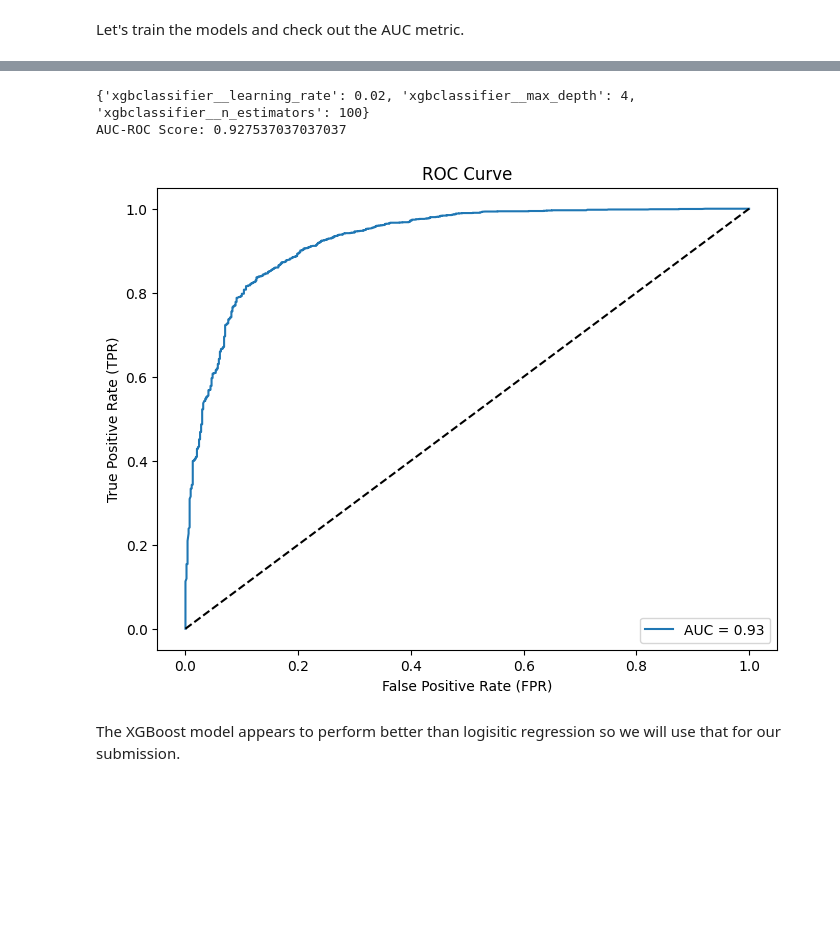
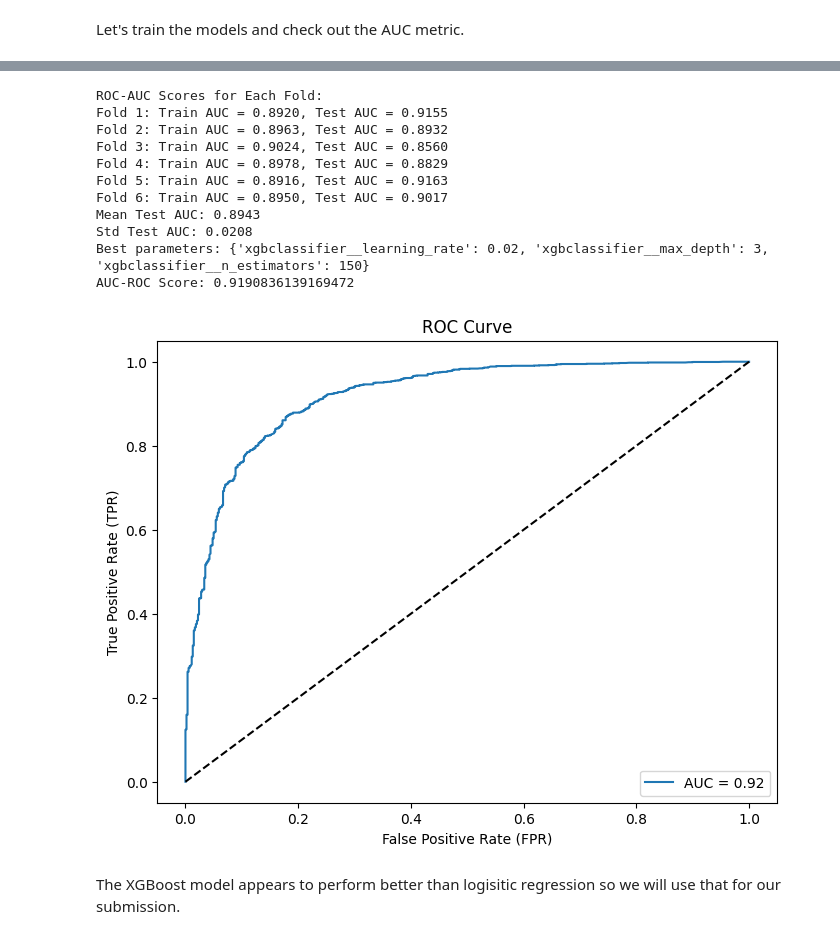
Before and after one commit to atrbyg24/kaggle, a Jupyter notebook: Rainfall_prediction.ipynb, the cells around one changed output, grey strips where cells are left out. Cells and saved outputs as stored; diff of their text form; code cells hidden in the pictures; blank space fills up the shorter version.

```diff
--- a/Rainfall_prediction.ipynb
+++ b/Rainfall_prediction.ipynb
@@ -190,10 +193,25 @@ param_grid_lr = {
     'logisticregression__C': [0.0095, 0.009, 0.01, 0.011]
 }
 
-grid_search = GridSearchCV(lr_pipeline, param_grid_lr, cv=5)
-grid_search.fit(X_train, y_train)
-print(grid_search.best_params_)
-best_pipeline_lr = grid_search.best_estimator_
+grid_search_lr = GridSearchCV(lr_pipeline, param_grid_lr, scoring = 'roc_auc', cv=stratified_kfold,return_train_score=True)
+grid_search_lr.fit(X_train, y_train)
+
+print("ROC-AUC Scores for Each Fold:")
+for fold_idx in range(stratified_kfold.get_n_splits()):
+    train_score_key = f'split{fold_idx}_train_score'
+    test_score_key = f'split{fold_idx}_test_score'
+    train_score = grid_search_lr.cv_results_[train_score_key][grid_search_lr.best_index_]
+    test_score = grid_search_lr.cv_results_[test_score_key][grid_search_lr.best_index_]
+    print(f"Fold {fold_idx + 1}: Train AUC = {train_score:.4f}, Test AUC = {test_score:.4f}")
+
+test_scores = [grid_search_lr.cv_results_[f'split{fold_idx}_test_score'][grid_search_lr.best_index_] for fold_idx in range(stratified_kfold.get_n_splits())]
+print(f"Mean Test AUC: {np.mean(test_scores):.4f}")
+print(f"Std Test AUC: {np.std(test_scores):.4f}")
+
+
+
+print(f"Best parameters: {grid_search_lr.best_params_}")
+best_pipeline_lr = grid_search_lr.best_estimator_
 y_probs_lr = best_pipeline_lr.predict_proba(X_train)[:,1]
 auc_score_lr = roc_auc_score(y_train, y_probs_lr)
 print(f"AUC-ROC Score: {auc_score_lr}")
@@ -219,37 +246,59 @@ AUC-ROC Score: 0.8957441077441077
 # %%
 param_grid_xgb = {
     'xgbclassifier__n_estimators': [100, 150, 200],
     'xgbclassifier__learning_rate': [0.02, 0.01, 0.1],
     'xgbclassifier__max_depth': [3, 4, 5]
 }
 
-grid_search = GridSearchCV(xgb_pipeline, param_grid_xgb, cv=5)
-grid_search.fit(X_train, y_train)
-print(grid_search.best_params_)
-best_pipeline_xgb = grid_search.best_estimator_
+grid_search_xgb = GridSearchCV(xgb_pipeline, param_grid_xgb, scoring ='roc_auc', cv=stratified_kfold,return_train_score=True)
+grid_search_xgb.fit(X_train, y_train)
+
+print("ROC-AUC Scores for Each Fold:")
+for fold_idx in range(stratified_kfold.get_n_splits()):
+    train_score_key = f'split{fold_idx}_train_score'
+    test_score_key = f'split{fold_idx}_test_score'
+    train_score = grid_search_lr.cv_results_[train_score_key][grid_search_lr.best_index_]
+    test_score = grid_search_lr.cv_results_[test_score_key][grid_search_lr.best_index_]
+    print(f"Fold {fold_idx + 1}: Train AUC = {train_score:.4f}, Test AUC = {test_score:.4f}")
+
+test_scores = [grid_search_lr.cv_results_[f'split{fold_idx}_test_score'][grid_search_lr.best_index_] for fold_idx in range(stratified_kfold.get_n_splits())]
+print(f"Mean Test AUC: {np.mean(test_scores):.4f}")
+print(f"Std Test AUC: {np.std(test_scores):.4f}")
+
+print(f"Best parameters: {grid_search_xgb.best_params_}")
+best_pipeline_xgb = grid_search_xgb.best_estimator_
 y_probs_xgb = best_pipeline_xgb.predict_proba(X_train)[:,1]
 auc_score_xgb = roc_auc_score(y_train, y_probs_xgb)
 print(f"AUC-ROC Score: {auc_score_xgb}")
 
 
 fpr_xgb, tpr_xgb, thresholds_xgb = roc_curve(y_train, y_probs_xgb)
 
 
 plt.figure(figsize=(8, 6))
 plt.plot(fpr_xgb, tpr_xgb, label=f'AUC = {auc_score_xgb:.2f}')
 plt.plot([0, 1], [0, 1], 'k--')
 plt.xlabel('False Positive Rate (FPR)')
 plt.ylabel('True Positive Rate (TPR)')
 plt.title('ROC Curve')
 plt.legend(loc='lower right')
 plt.show()
 
 
 y_probs_best_xgb = best_pipeline_xgb.predict_proba(X_test)[:, 1]
 # %% [output]
-{'xgbclassifier__learning_rate': 0.02, 'xgbclassifier__max_depth': 4, 'xgbclassifier__n_estimators': 100}
-AUC-ROC Score: 0.927537037037037
+ROC-AUC Scores for Each Fold:
+Fold 1: Train AUC = 0.8920, Test AUC = 0.9155
+Fold 2: Train AUC = 0.8963, Test AUC = 0.8932
+Fold 3: Train AUC = 0.9024, Test AUC = 0.8560
+Fold 4: Train AUC = 0.8978, Test AUC = 0.8829
+Fold 5: Train AUC = 0.8916, Test AUC = 0.9163
+Fold 6: Train AUC = 0.8950, Test AUC = 0.9017
+Mean Test AUC: 0.8943
+Std Test AUC: 0.0208
+Best parameters: {'xgbclassifier__learning_rate': 0.02, 'xgbclassifier__max_depth': 3, 'xgbclassifier__n_estimators': 150}
+AUC-ROC Score: 0.9190836139169472
-[figure, old version]
+[figure, new version]
 # %% [markdown]
 The XGBoost model appears to perform better than logisitic regression so we will use that for our submission.
 # %%
```
Also changed, not shown: parts of 6 cells of this notebook.
